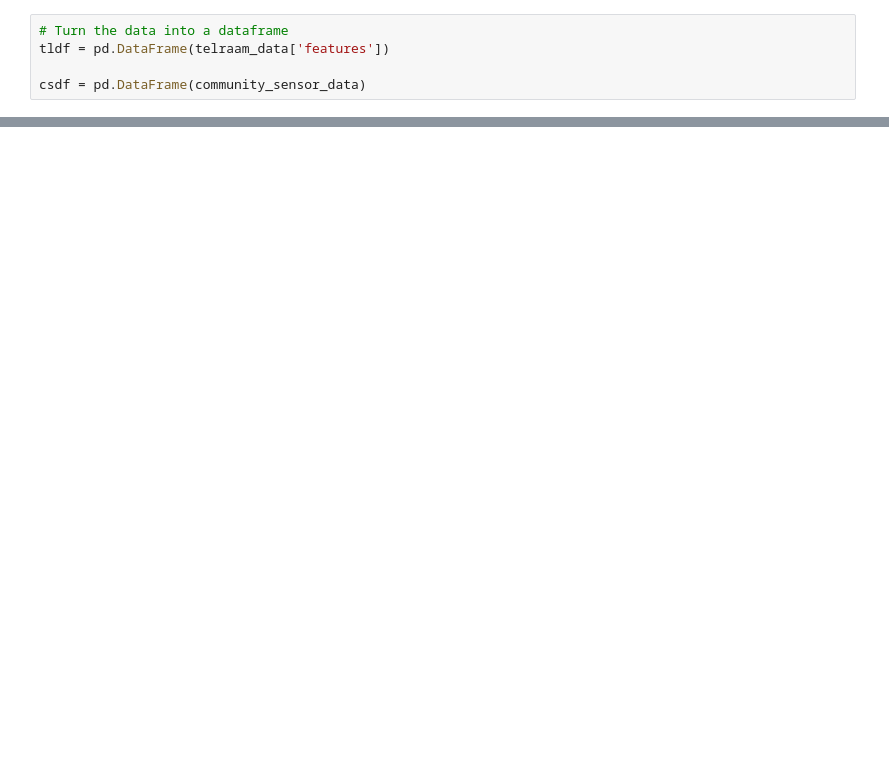
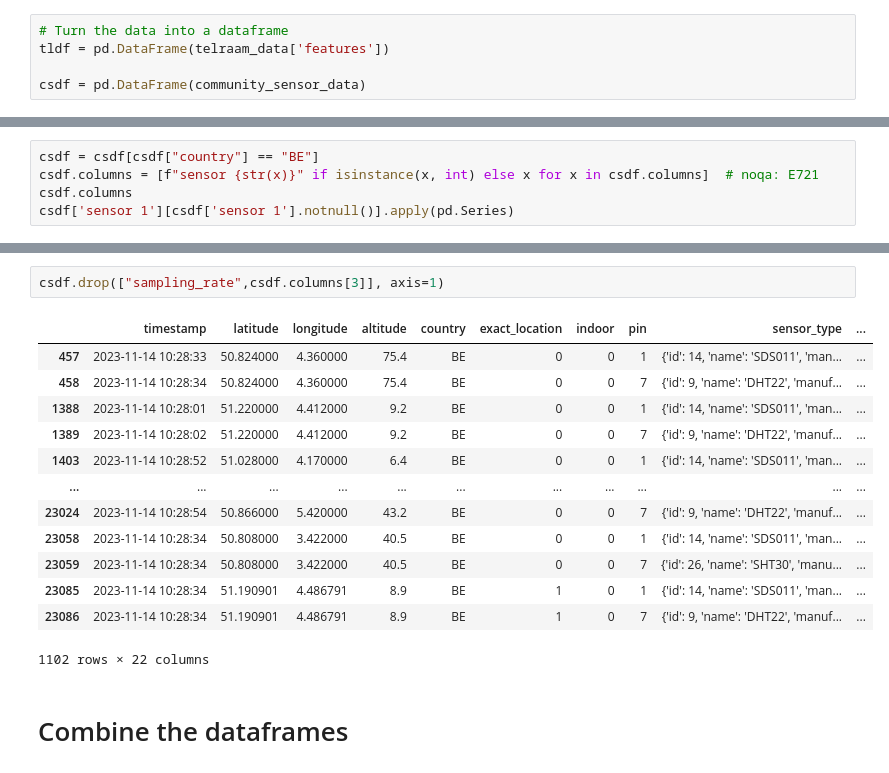
Before and after one commit to Seifeldin-Sabry/airene-etl, a Jupyter notebook: testing.ipynb, the cells around one changed output, grey strips where cells are left out. Drawn from its saved outputs; the diff is of its cells as text; blank space fills up the shorter version.

```diff
--- a/testing.ipynb
+++ b/testing.ipynb
@@ -95,0 +142,5 @@ dtype: int64
+# %%
+csdf = csdf[csdf["country"] == "BE"]
+csdf.columns = [f"sensor {str(x)}" if isinstance(x, int) else x for x in csdf.columns]  # noqa: E721
+csdf.columns
+csdf['sensor 1'][csdf['sensor 1'].notnull()].apply(pd.Series)
@@ -95,0 +161,18 @@ dtype: int64
+# %%
+csdf.drop(["sampling_rate",csdf.columns[3]], axis=1)
+# %% [output]
+|  | timestamp | latitude | longitude | altitude | country | exact_location | indoor | pin | sensor_type | ... |
+| 457 | 2023-11-14 10:28:33 | 50.824000 | 4.360000 | 75.4 | BE | 0 | 0 | 1 | {'id': 14, 'name': 'SDS011', 'man... | ... |
+| 458 | 2023-11-14 10:28:34 | 50.824000 | 4.360000 | 75.4 | BE | 0 | 0 | 7 | {'id': 9, 'name': 'DHT22', 'manuf... | ... |
+| 1388 | 2023-11-14 10:28:01 | 51.220000 | 4.412000 | 9.2 | BE | 0 | 0 | 1 | {'id': 14, 'name': 'SDS011', 'man... | ... |
+| 1389 | 2023-11-14 10:28:02 | 51.220000 | 4.412000 | 9.2 | BE | 0 | 0 | 7 | {'id': 9, 'name': 'DHT22', 'manuf... | ... |
+| 1403 | 2023-11-14 10:28:52 | 51.028000 | 4.170000 | 6.4 | BE | 0 | 0 | 1 | {'id': 14, 'name': 'SDS011', 'man... | ... |
+| ... | ... | ... | ... | ... | ... | ... | ... | ... | ... | ... |
+| 23024 | 2023-11-14 10:28:54 | 50.866000 | 5.420000 | 43.2 | BE | 0 | 0 | 7 | {'id': 9, 'name': 'DHT22', 'manuf... | ... |
+| 23058 | 2023-11-14 10:28:34 | 50.808000 | 3.422000 | 40.5 | BE | 0 | 0 | 1 | {'id': 14, 'name': 'SDS011', 'man... | ... |
+| 23059 | 2023-11-14 10:28:34 | 50.808000 | 3.422000 | 40.5 | BE | 0 | 0 | 7 | {'id': 26, 'name': 'SHT30', 'manu... | ... |
+| 23085 | 2023-11-14 10:28:34 | 51.190901 | 4.486791 | 8.9 | BE | 1 | 0 | 1 | {'id': 14, 'name': 'SDS011', 'man... | ... |
+| 23086 | 2023-11-14 10:28:34 | 51.190901 | 4.486791 | 8.9 | BE | 1 | 0 | 7 | {'id': 9, 'name': 'DHT22', 'manuf... | ... |
+1102 rows × 22 columns
+# %% [markdown]
+# Combine the dataframes
```
Also changed, not shown: parts of 19 cells of this notebook.
